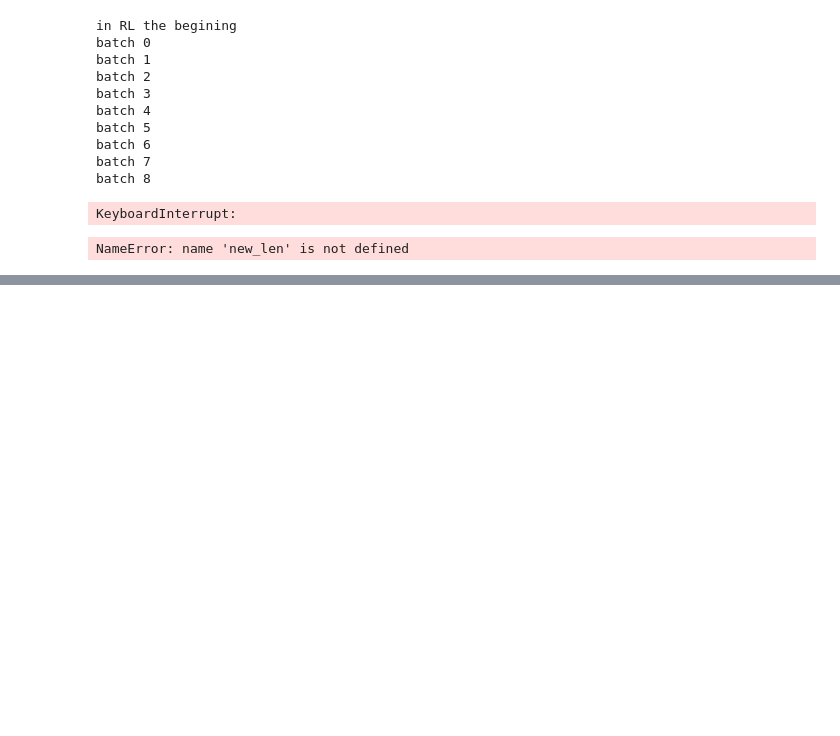
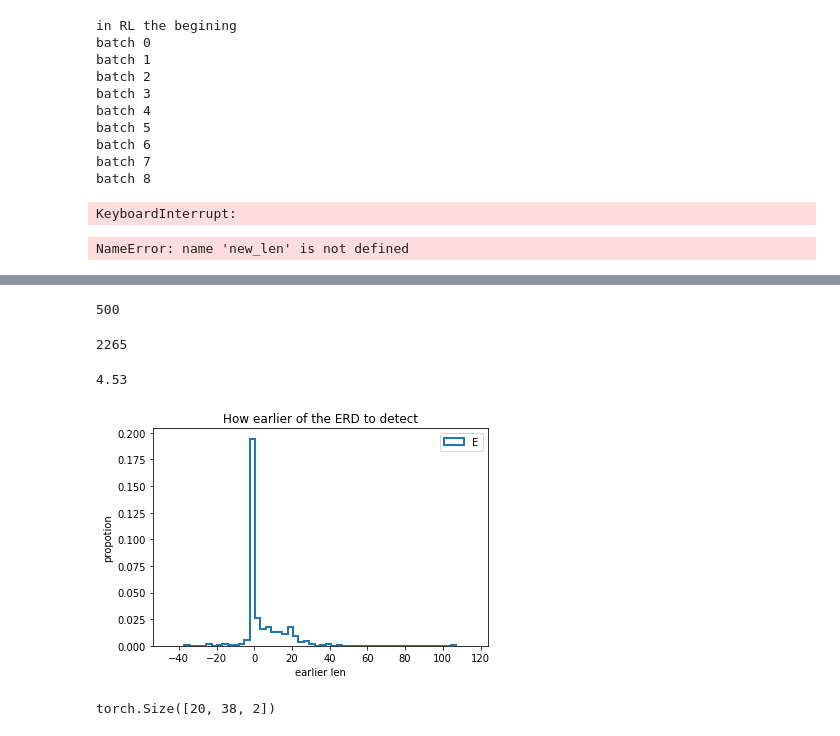
Before and after one commit to LuMelon/ERD, a Jupyter notebook: baslines/ERDProj/ERD.ipynb, the cells around one changed output, grey strips where cells are left out. Drawn from its saved outputs; the diff is of its cells as text; code cells hidden in the pictures; blank space fills up the shorter version.

```diff
--- a/baslines/ERDProj/ERD.ipynb
+++ b/baslines/ERDProj/ERD.ipynb
@@ -945,0 +1470,22 @@ log_dir = os.path.join(sys.path[0], "ERD/")
+# %%
+if counter > FLAGS.OBSERVE:
+    sum_rw += np.mean(rw)
+    if counter % 200 == 0:
+        sum_rw = sum_rw / 2000
+        print(get_curtime() + " Step: " + str(step) + " REWARD IS " + str(sum_rw))
+        if sum_rw > t_rw:
+            print("Retch The Target Reward")
+            break
+        if counter > t_steps:
+            print("Retch The Target Steps")
+            break
+        sum_rw = 0.0
+    s_state, s_x, s_isStop, s_rw = get_RL_Train_batch(D)
+    word_tensors = torch.tensor(s_x)
+    batchsize, max_sent_len, emb_dim = word_tensors.shape
+    sent_tensor = sent_pooler.linear(word_tensors.reshape([-1, emb_dim]).cuda()).reshape([batchsize, max_sent_len, emb_dim]).max(axis=1)[0].unsqueeze(1)
+    df_outs, df_last_state = rdm_model.gru_model(sent_tensor, s_state.unsqueeze(0).cuda())
+    batchsize, _, hidden_dim = df_outs.shape
+    stopScore, isStop = cm_model(df_outs.reshape([-1, hidden_dim]))
+    out_action = (stopScore*s_isStop.cuda()).sum(axis=1)
+    rl_cost = torch.pow(s_rw.cuda() - out_action, 2).mean()
@@ -945,0 +1499,13 @@ log_dir = os.path.join(sys.path[0], "ERD/")
+# %%
+def plot_hist(x_tuples, bins, xlabel, ylabel, legends, title):
+    colors = [(1, 0, 0), (1, 1, 0), (0, 1, 0,), (0, 0, 1)]
+    def normfun(x,mu,sigma):
+        pdf = np.exp(-((x - mu)**2)/(2*sigma**2)) / (sigma * np.sqrt(2*np.pi))
+        return pdf
+    plt.xlabel(xlabel)
+    plt.ylabel(ylabel)
+    plt.title(title)
+#     plt.xlim(0, 1)
+    for i in range(len(x_tuples)):
+        sns.distplot(x_tuples[i], bins=bins, rug=False, kde=True, hist=True, norm_hist=True, label=legends[i], hist_kws={"histtype": "step", "linewidth": 2,
+        "alpha": 1}, kde_kws={"color": colors[0], "lw": 0, "label": ""})
@@ -945,0 +1603,2 @@ log_dir = os.path.join(sys.path[0], "ERD/")
+# %%
+valid_new_len2 = valid_new_len
@@ -945,0 +1607,22 @@ log_dir = os.path.join(sys.path[0], "ERD/")
+# %%
+len(valid_new_len1)
+# %% [output]
+500
+# %%
+diff = np.array(valid_new_len1) - np.array(valid_new_len2)
+# %%
+diff.sum()
+# %% [output]
+2265
+# %%
+diff.mean()
+# %% [output]
+4.53
+# %%
+plot_hist([diff.tolist()], 50, "earlier len", "propotion", "ERD", "How earlier of the ERD to detect")
+# %% [output]
+[figure, added]
+# %%
+stopScores.shape
+# %% [output]
+torch.Size([20, 38, 2])
```
Also changed, not shown: parts of 77 cells of this notebook, 2 other files.
